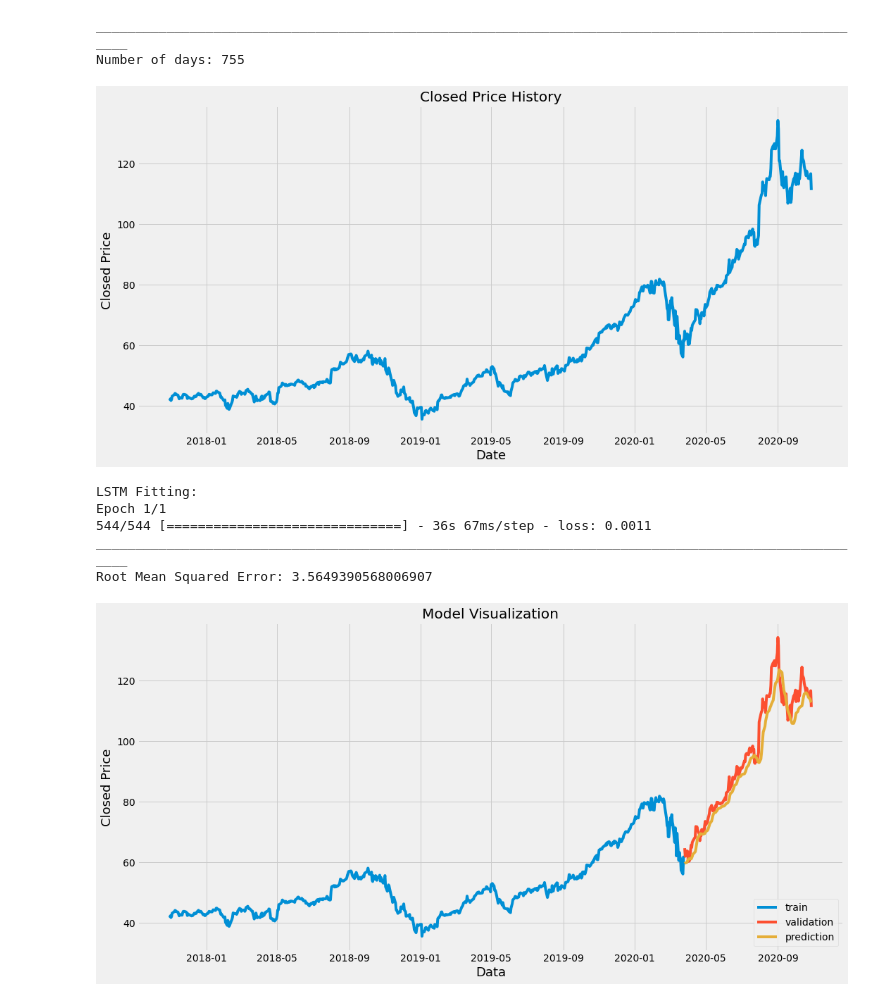
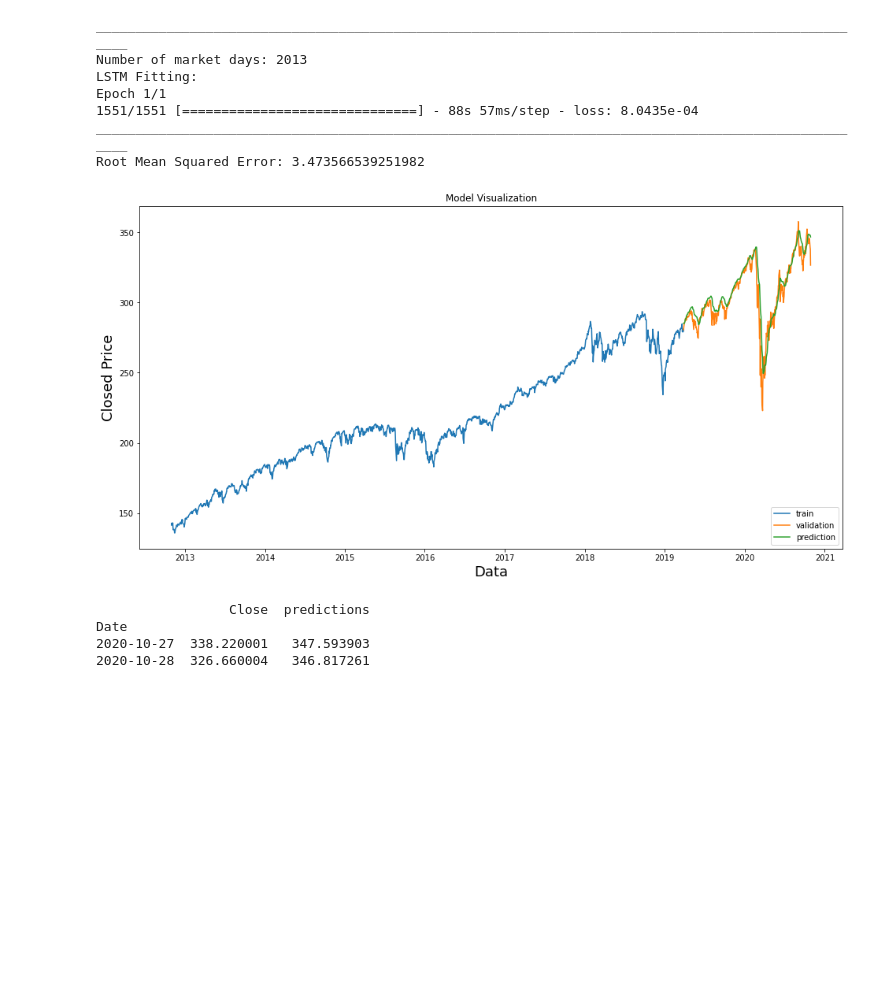
Before and after one commit to CarmineMinichini/LSTM_PRICE_PREDICTOR, a Jupyter notebook: LSTM Price Predictor.ipynb, the cells around one changed output. Cells and saved outputs as stored; diff of their text form; code cells hidden in the pictures; blank space fills up the shorter version.

```diff
--- a/LSTM Price Predictor.ipynb
+++ b/LSTM Price Predictor.ipynb
@@ -12,17 +13,9 @@ warnings.filterwarnings('ignore')
 # %%
-def stock_predictor(ticker,start,end):
+def stock_predictor(ticker,start,end,epochs):
 
     df = web.DataReader(ticker, data_source='yahoo', start=start, end=end)
     print('_'*100)
-    print('Number of days:',df.shape[0])
-
-    plt.figure(figsize = (16,8))
-    plt.title('Closed Price History')
-    plt.plot(df['Close'])
-    plt.xlabel('Date', fontsize=18)
-    plt.ylabel('Closed Price', fontsize=18)
-    plt.show()
-
+    print('Number of market days:',df.shape[0])
     # creating a new dataframe only with close price column
     newdf = df.filter(['Close'])
 
@@ -55,7 +48,7 @@ def stock_predictor(ticker,start,end):
 
     model.compile(optimizer='adam', loss = 'mean_squared_error')
     print('LSTM Fitting:')
-    model.fit(x_train, y_train, batch_size=1, epochs=1)
+    model.fit(x_train, y_train, batch_size=1, epochs=epochs)
 
     test_data = scaled_data[training_data_len-60: , :]
 
@@ -93,16 +86,26 @@ def stock_predictor(ticker,start,end):
     plt.plot(valid[['Close', 'predictions']])
     plt.legend(['train', 'validation', 'prediction'], loc='lower right')
     plt.show()
+    print(valid.tail(2))
     return
-# %%
-stock_predictor('AAPL',start= '2017-10-28',end = '2020-10-28')
-# %% [output]
-____________________________________________________________________________________________________
-Number of days: 755
-[figure, removed]
-LSTM Fitting:
-Epoch 1/1
-544/544 [==============================] - 36s 67ms/step - loss: 0.0011
-____________________________________________________________________________________________________
-Root Mean Squared Error: 3.5649390568006907
-[figure, removed]
+# %%
+stock_predictor('SPY',
+                # by default 8 years ago aka more or less 2013 days of market
+                start=(date.today() - timedelta(days=2920)).strftime("%Y/%m/%d"),
+                # by default current date
+                end = date.today().strftime("%Y/%m/%d"),
+                # number of epochs for training LSTM
+                epochs=1)
+# %% [output]
+____________________________________________________________________________________________________
+Number of market days: 2013
+LSTM Fitting:
+Epoch 1/1
+1551/1551 [==============================] - 88s 57ms/step - loss: 8.0435e-04
+____________________________________________________________________________________________________
+Root Mean Squared Error: 3.473566539251982
+[figure, added]
+                 Close  predictions
+Date
+2020-10-27  338.220001   347.593903
+2020-10-28  326.660004   346.817261
```
Also changed, not shown: parts of 1 cell of this notebook.
